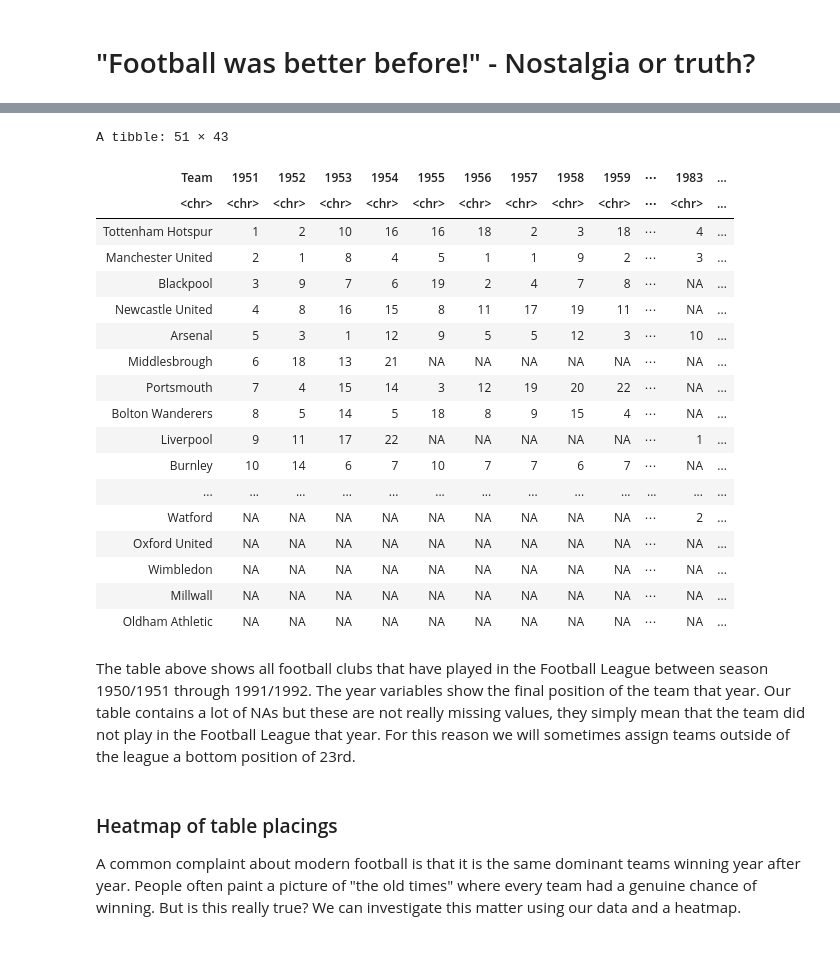
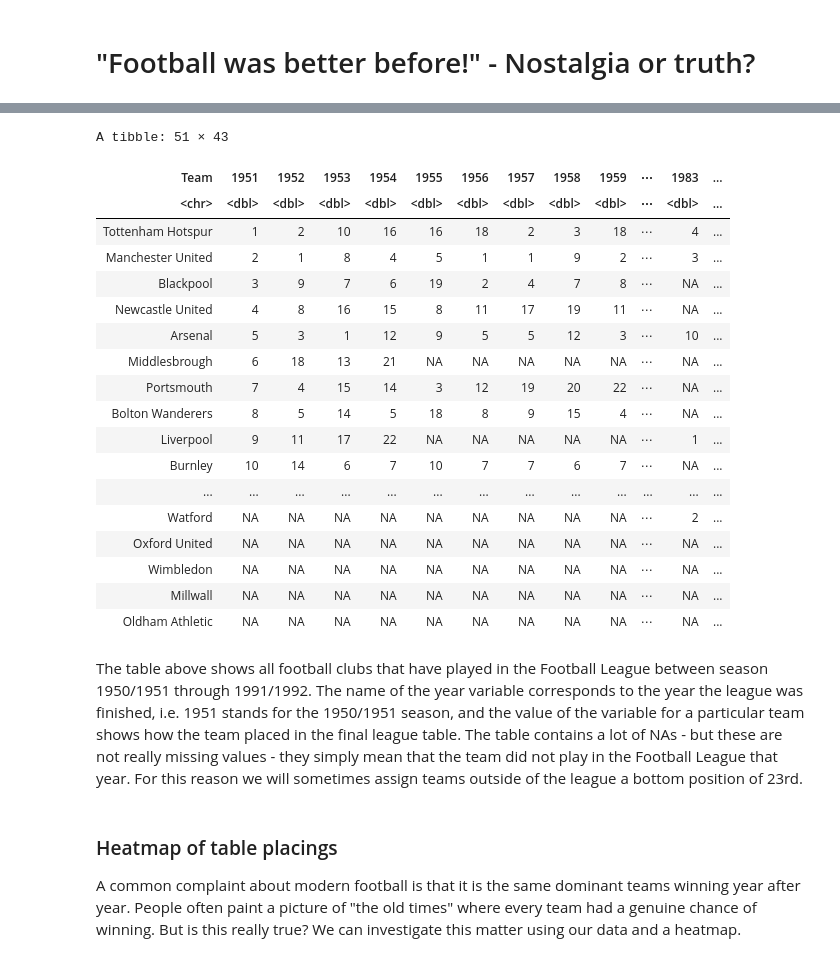
Before and after one commit to ElisRislund/su-mt4007, a Jupyter notebook: Project/Report.ipynb, the cells around one changed output, grey strips where cells are left out. Saved outputs shown, nothing was run; the diff lists cells and outputs as text; code cells hidden in the pictures.

```diff
--- a/Project/Report.ipynb
+++ b/Project/Report.ipynb
@@ -34,10 +36,12 @@ suppressWarnings(suppressMessages({
     library(tidyverse)
     }))
 
+
+
 # The parts that all URLs share
-baseurl1 <- "https://en.wikipedia.org/wiki/"
-baseurl2 <- "%E2%80%93"
-FL <- "_Football_League"
+baseurl1 <- "https://en.wikipedia.org/wiki/" # beginning or URL
+baseurl2 <- "%E2%80%93"                      # middle of URL
+FL <- "_Football_League"                     # End of URL
 
 
 # Years the FL took place (years used in URLs)
@@ -54,27 +58,27 @@ for (i in 1:42){
     }
 
 
+
 # Input URL, output corresponding league table
 table_collect_foot <- function(url){
     page <- read_html(url)
     tables <- page %>%
       html_nodes("table.wikitable") %>%
       html_table(fill = TRUE)
-    return(tables[[1]]) # Gives the 1th table on the wikipedia page
+    return(tables[[1]]) # Gives the 1th table on the wikipedia page, i.e. only the league table
     }
 
 
 
 
 # Functions for cleaning league tables
-
-
 var_extract_pos <- function(table,year){
     table <- table[,c(1,2)] # Only keeping relevant columns
     colnames(table)[1] <- as.character(year) # and given them appropriate names
     colnames(table)[2] <- "Team"
     return(table)
 }
+
 
 # Removing annoying characters (footnotes etc)
 remove_crap <- function(table){
@@ -83,35 +87,41 @@ remove_crap <- function(table){
     table[] <- lapply(table, function(x) gsub("\\[a\\]|\\[b\\]|\\[c\\]\\[d\\]$", "", x))
     table[] <- lapply(table, function(x) gsub("\\(R\\)|\\(C\\)|\\(O\\)$", "", x))
     table[] <- lapply(table, function(x) gsub("\\[c\\]$", "", x))
     return(table)
 }
 
 
 
-# Step 3: Joining all the data (position)
+# Joining all the data (position)
 all_scraping_pos <- function(url,year){
     output <- table_collect_foot(url) %>%
         var_extract_pos(year) %>%
         remove_crap()
     return(output)
     }
 
+
 df_full_data <- all_scraping_pos(FL_urls[1],years1FL[2])
 for (i in 2:42){
     next_df <- all_scraping_pos(FL_urls[i],years1FL[i+1])
     df_full_data <- full_join(df_full_data,next_df,by="Team")
     }
 
+
 # Put columns in correct order
 df_full <- df_full_data %>% select(2, 1, everything())
 
 
+# Making years numeric instead of character
+df_full[, 2:43] <- lapply(df_full[, 2:43], as.numeric)
+
+
 
 df_full
 # %% [output]
 A tibble: 51 × 43
 | Team | 1951 | 1952 | 1953 | 1954 | 1955 | 1956 | 1957 | 1958 | 1959 | ⋯ | 1983 | ... |
-| <chr> | <chr> | <chr> | <chr> | <chr> | <chr> | <chr> | <chr> | <chr> | <chr> | ⋯ | <chr> | ... |
+| <chr> | <dbl> | <dbl> | <dbl> | <dbl> | <dbl> | <dbl> | <dbl> | <dbl> | <dbl> | ⋯ | <dbl> | ... |
 | Tottenham Hotspur | 1 | 2 | 10 | 16 | 16 | 18 | 2 | 3 | 18 | ⋯ | 4 | ... |
 | Manchester United | 2 | 1 | 8 | 4 | 5 | 1 | 1 | 9 | 2 | ⋯ | 3 | ... |
 | Blackpool | 3 | 9 | 7 | 6 | 19 | 2 | 4 | 7 | 8 | ⋯ | NA | ... |
@@ -129,8 +139,7 @@ A tibble: 51 × 43
 | Millwall | NA | NA | NA | NA | NA | NA | NA | NA | NA | ⋯ | NA | ... |
 | Oldham Athletic | NA | NA | NA | NA | NA | NA | NA | NA | NA | ⋯ | NA | ... |
 # %% [markdown]
-The table above shows all football clubs that have played in the Football League between season 1950/1951 through 1991/1992. The year variables show the final position of the team that year. Our table contains a lot of NAs but these are not really missing values, they simply mean that the team did not play in the Football League that year.
-For this reason we will sometimes assign teams outside of the league a bottom position of 23rd.
+The table above shows all football clubs that have played in the Football League between season 1950/1951 through 1991/1992. The name of the year variable corresponds to the year the league was finished, i.e. 1951 stands for the 1950/1951 season, and the value of the variable for a particular team shows how the team placed in the final league table. The table contains a lot of NAs - but these are not really missing values - they simply mean that the team did not play in the Football League that year. For this reason we will sometimes assign teams outside of the league a bottom position of 23rd.
 # %% [markdown]
 ### Heatmap of table placings
 
```
Also changed, not shown: parts of 13 cells of this notebook.
